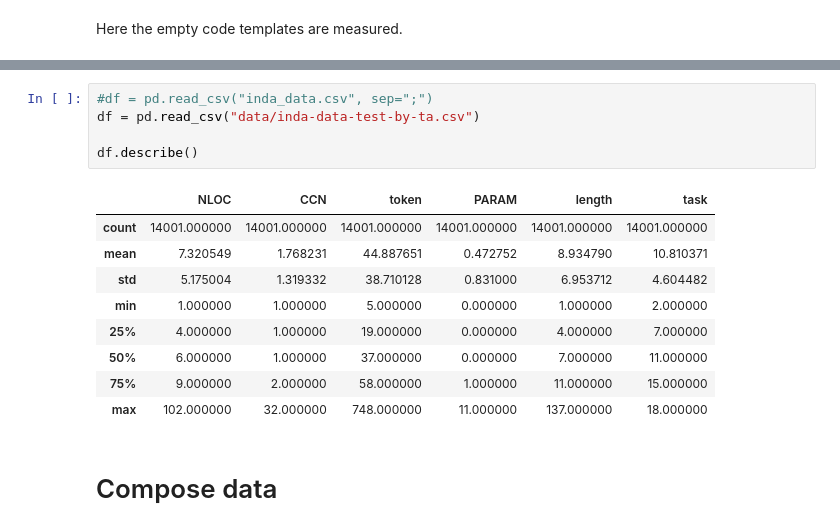
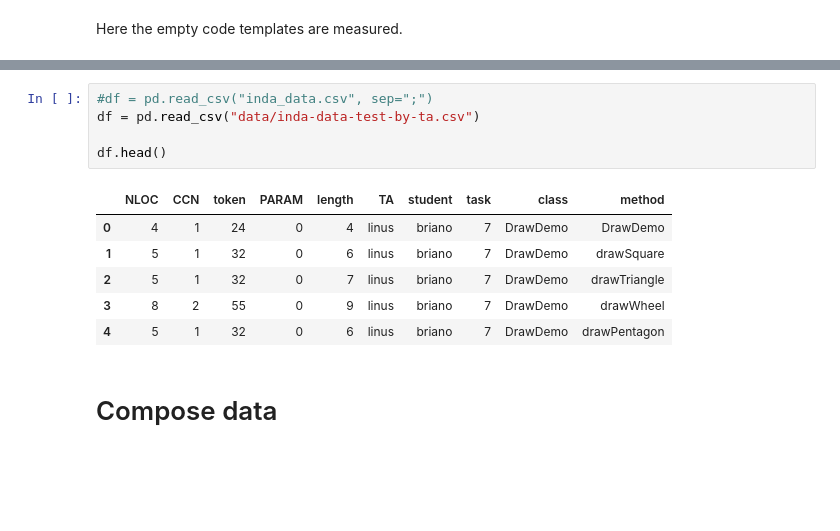
Before and after one commit to LinusOstlund/kex, a Jupyter notebook: main.ipynb, the cells around one changed output, grey strips where cells are left out. Drawn from its saved outputs; the diff is of its cells as text; blank space fills up the shorter version.

```diff
--- a/main.ipynb
+++ b/main.ipynb
@@ -267,18 +152,15 @@ dtype: float64
 # %%
 #df = pd.read_csv("inda_data.csv", sep=";")
 df = pd.read_csv("data/inda-data-test-by-ta.csv")
 
-df.describe()
+df.head()
 # %% [output]
-|  | NLOC | CCN | token | PARAM | length | task |
-| count | 14001.000000 | 14001.000000 | 14001.000000 | 14001.000000 | 14001.000000 | 14001.000000 |
-| mean | 7.320549 | 1.768231 | 44.887651 | 0.472752 | 8.934790 | 10.810371 |
-| std | 5.175004 | 1.319332 | 38.710128 | 0.831000 | 6.953712 | 4.604482 |
-| min | 1.000000 | 1.000000 | 5.000000 | 0.000000 | 1.000000 | 2.000000 |
-| 25% | 4.000000 | 1.000000 | 19.000000 | 0.000000 | 4.000000 | 7.000000 |
-| 50% | 6.000000 | 1.000000 | 37.000000 | 0.000000 | 7.000000 | 11.000000 |
-| 75% | 9.000000 | 2.000000 | 58.000000 | 1.000000 | 11.000000 | 15.000000 |
-| max | 102.000000 | 32.000000 | 748.000000 | 11.000000 | 137.000000 | 18.000000 |
+|  | NLOC | CCN | token | PARAM | length | TA | student | task | class | method |
+| 0 | 4 | 1 | 24 | 0 | 4 | linus | briano | 7 | DrawDemo | DrawDemo |
+| 1 | 5 | 1 | 32 | 0 | 6 | linus | briano | 7 | DrawDemo | drawSquare |
+| 2 | 5 | 1 | 32 | 0 | 7 | linus | briano | 7 | DrawDemo | drawTriangle |
+| 3 | 8 | 2 | 55 | 0 | 9 | linus | briano | 7 | DrawDemo | drawWheel |
+| 4 | 5 | 1 | 32 | 0 | 6 | linus | briano | 7 | DrawDemo | drawPentagon |
 # %% [markdown]
 # Compose data
 # %%
```
Also changed, not shown: parts of 13 cells of this notebook.
